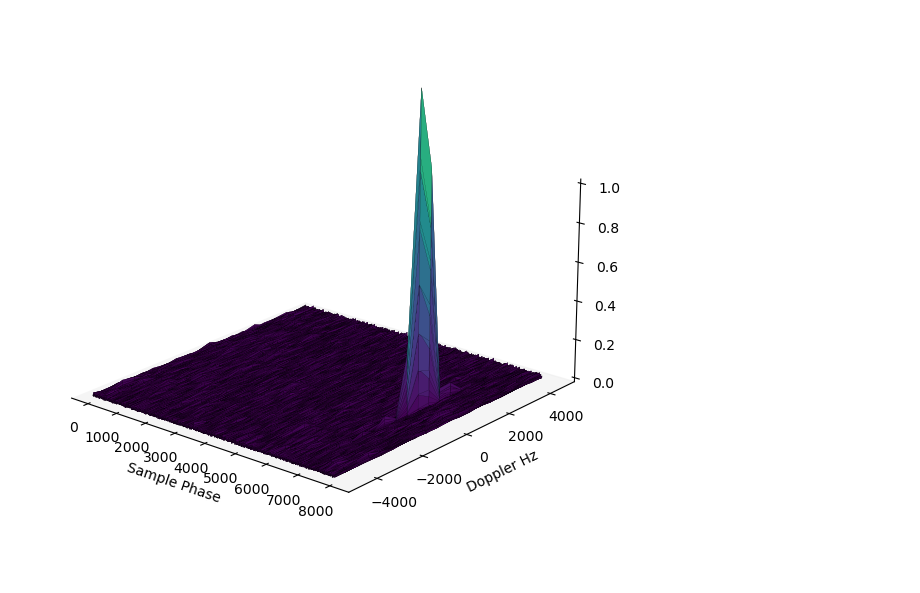
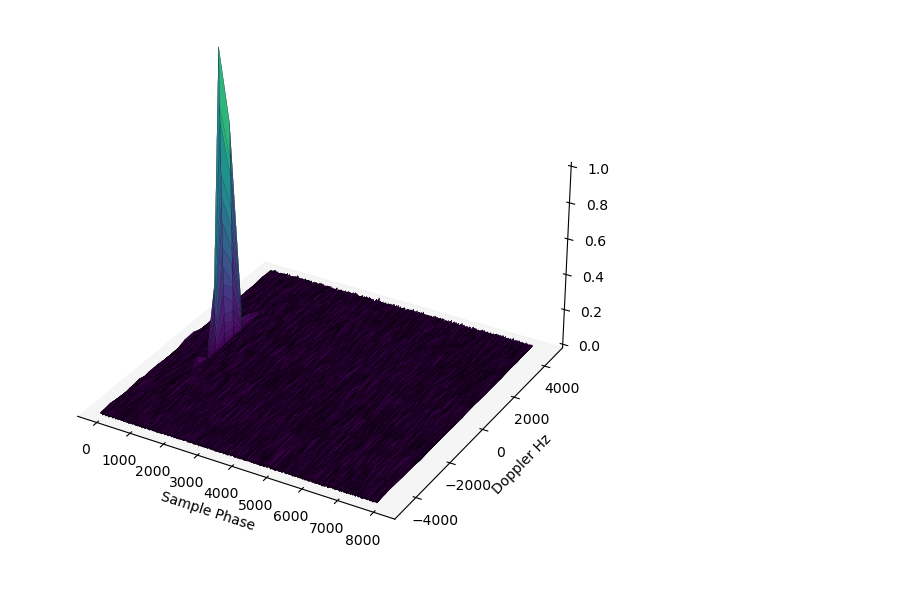
Before and after one commit to kp3tukhov/CUDA_SDR, a Jupyter notebook: Plots.ipynb, the cells around one changed output. Saved outputs shown, nothing was run; the diff lists cells and outputs as text; code cells hidden in the pictures.

```diff
--- a/Plots.ipynb
+++ b/Plots.ipynb
@@ -7,32 +7,32 @@ from mpl_toolkits.mplot3d import Axes3D
 # %matplotlib widget
 
 # Чтение данных (пропуская строки комментария)
 df = pd.read_csv('test.dat', sep='\t', comment='#', header=None, names=['dop', 'chip', 'power'])
 
 # Преобразование в матрицу для surface plot
 dop_unique = df['dop'].unique()
 chip_unique = df['chip'].unique()
 Z = df['power'].values.reshape(len(dop_unique), len(chip_unique))
 X, Y = np.meshgrid(chip_unique, dop_unique)
 
 fig = plt.figure(figsize=(7,7))
 ax = fig.add_subplot(111, projection='3d')
 #ax.scatter3D(X, Y, Z, s=1)
 ax.plot_surface(X, Y, Z / np.mean(Z) * 0.015, rstride=1, cstride=1, cmap='viridis', vmax=2, lw=0.1, edgecolor='k')
 
 ax.set_ylim(-5000, 5000)
 ax.set_zlim(0, 1)
 ax.set_xlabel('Sample Phase')
 ax.set_ylabel('Doppler Hz')
 ax.set_zlabel('Power')
 ax.set_box_aspect((1, 1, 0.6))
 ax.xaxis.set_pane_color((1, 1, 1, 0))
 ax.yaxis.set_pane_color((1, 1, 1, 0))
 ax.xaxis._axinfo["grid"]['color'] =  (1, 1, 1, 0)
 ax.yaxis._axinfo["grid"]['color'] =  (1, 1, 1, 0)
 ax.zaxis._axinfo["grid"]['color'] =  (1, 1, 1, 0)
-ax.view_init(20, -50)
+#ax.view_init(20, -50)
 
 plt.show()
 # %% [output]
-[figure, old version]
+[figure, new version]
```
Also changed, not shown: 14 other files.
